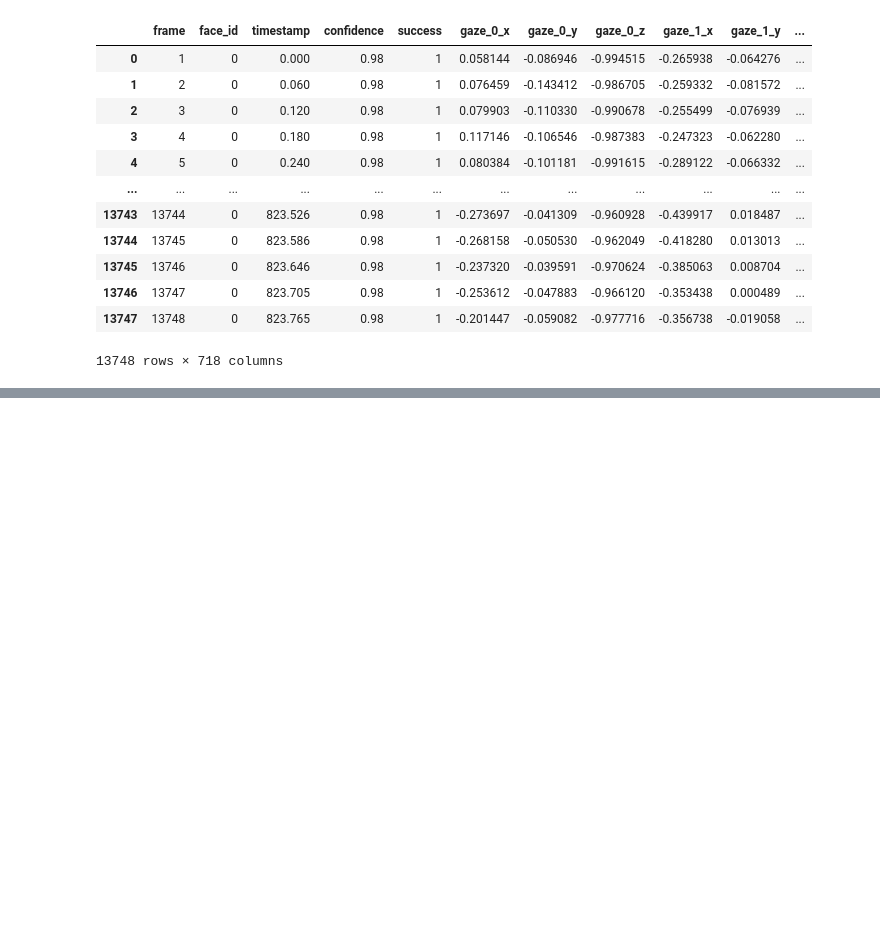
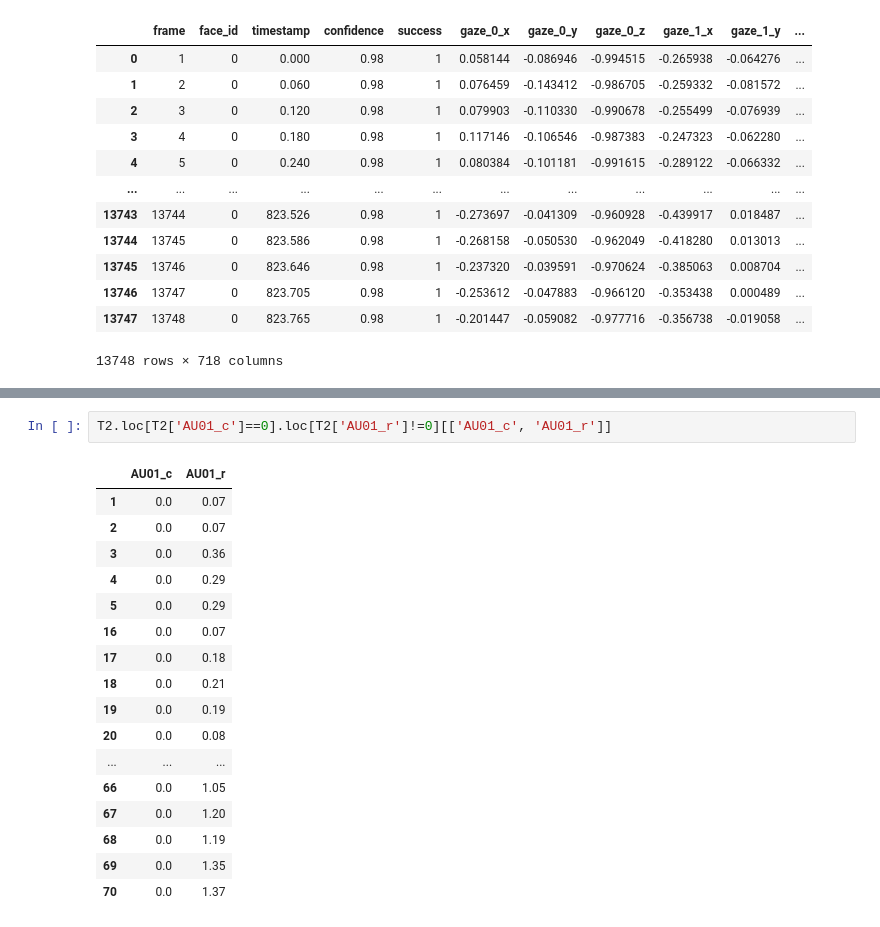
Before and after one commit to Projet-Fil-Rouge-AFPA/filrouge, a Jupyter notebook: Notebook_Valentina.ipynb, the cells around one changed output, grey strips where cells are left out. Cells and saved outputs as stored; diff of their text form; blank space fills up the shorter version.

```diff
--- a/Notebook_Valentina.ipynb
+++ b/Notebook_Valentina.ipynb
@@ -206,0 +263,20 @@ l’intensité et la présence d’unités d’action faciales et la direction d
+# %%
+T2.loc[T2['AU01_c']==0].loc[T2['AU01_r']!=0][['AU01_c', 'AU01_r']]
+# %% [output]
+|  | AU01_c | AU01_r |
+| 1 | 0.0 | 0.07 |
+| 2 | 0.0 | 0.07 |
+| 3 | 0.0 | 0.36 |
+| 4 | 0.0 | 0.29 |
+| 5 | 0.0 | 0.29 |
+| 16 | 0.0 | 0.07 |
+| 17 | 0.0 | 0.18 |
+| 18 | 0.0 | 0.21 |
+| 19 | 0.0 | 0.19 |
+| 20 | 0.0 | 0.08 |
+| ... | ... | ... |
+| 66 | 0.0 | 1.05 |
+| 67 | 0.0 | 1.20 |
+| 68 | 0.0 | 1.19 |
+| 69 | 0.0 | 1.35 |
+| 70 | 0.0 | 1.37 |
```
Also changed, not shown: parts of 20 cells of this notebook.
